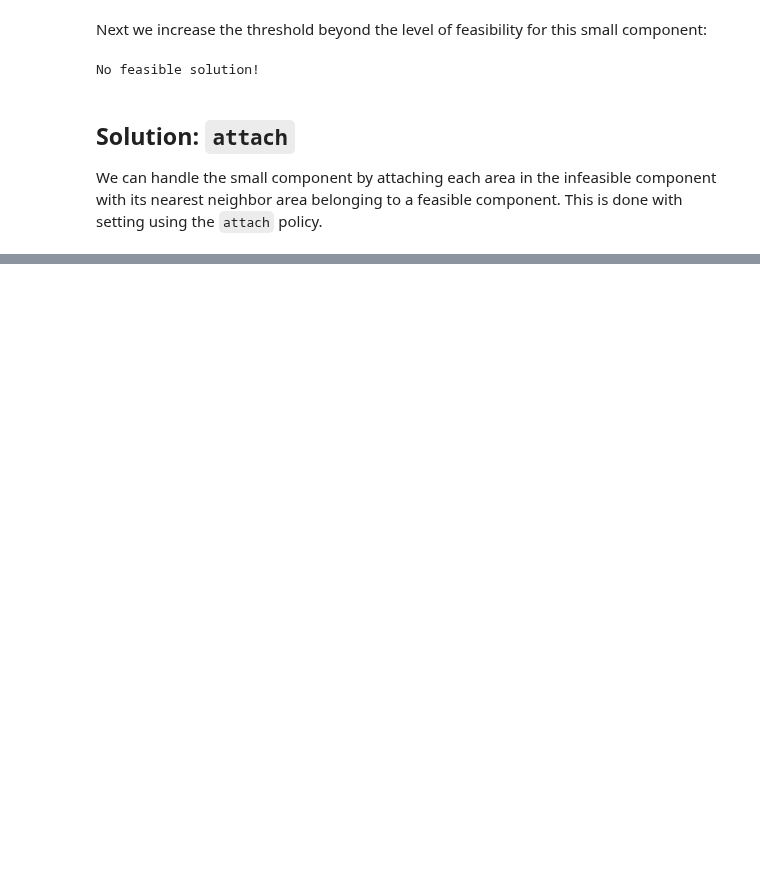
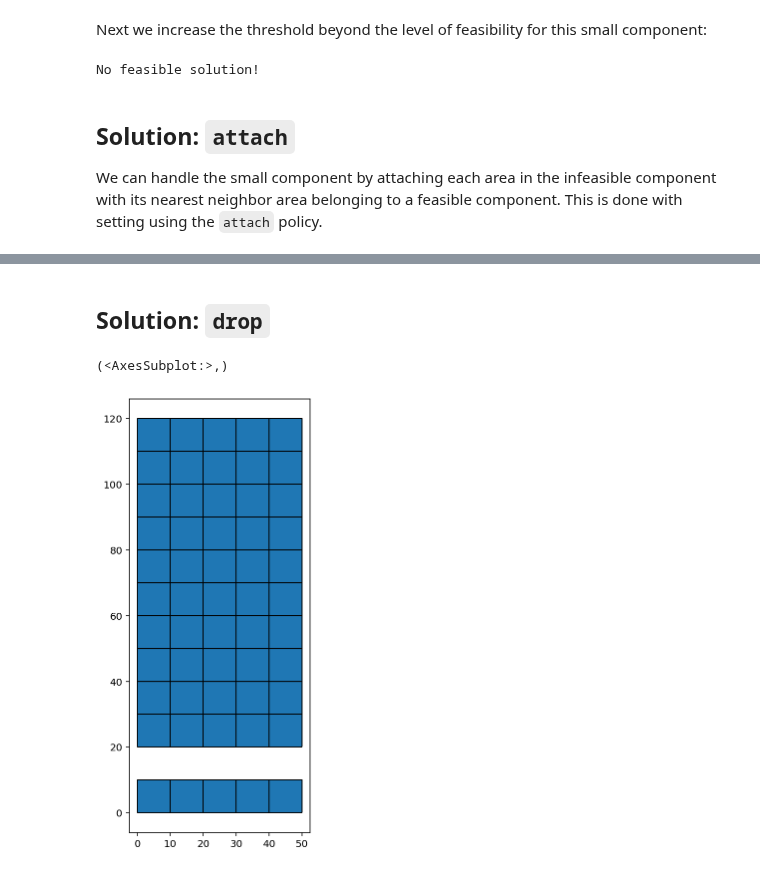
Before and after one commit to pysal/spopt, a Jupyter notebook: notebooks/component_policy.ipynb, the cells around one changed output, grey strips where cells are left out. Drawn from its saved outputs; the diff is of its cells as text; code cells hidden in the pictures; blank space fills up the shorter version.

Commit message:
feat: add drop as a component policy

```diff
--- a/notebooks/component_policy.ipynb
+++ b/notebooks/component_policy.ipynb
@@ -131,3 +131,15 @@ gdf['region'] = model.labels_
 gdf.explore(column='region', categorical=True)
 # %% [output]
 [interactive output not drawn]
+# %% [markdown]
+## Solution: `drop`
+# %%
+from spopt.region.maxp import infeasible_components
+gdf = geopandas.GeoDataFrame(geometry=geometries,
+                             data = numpy.ones((n_cols*n_rows+n_cols,1), int),
+                             columns=['var']
+                            )
+gdf.plot(edgecolor='black'),
+# %% [output]
+(<AxesSubplot:>,)
+[figure, added]
```
Also changed, not shown: parts of 3 cells of this notebook, 1 other file.
